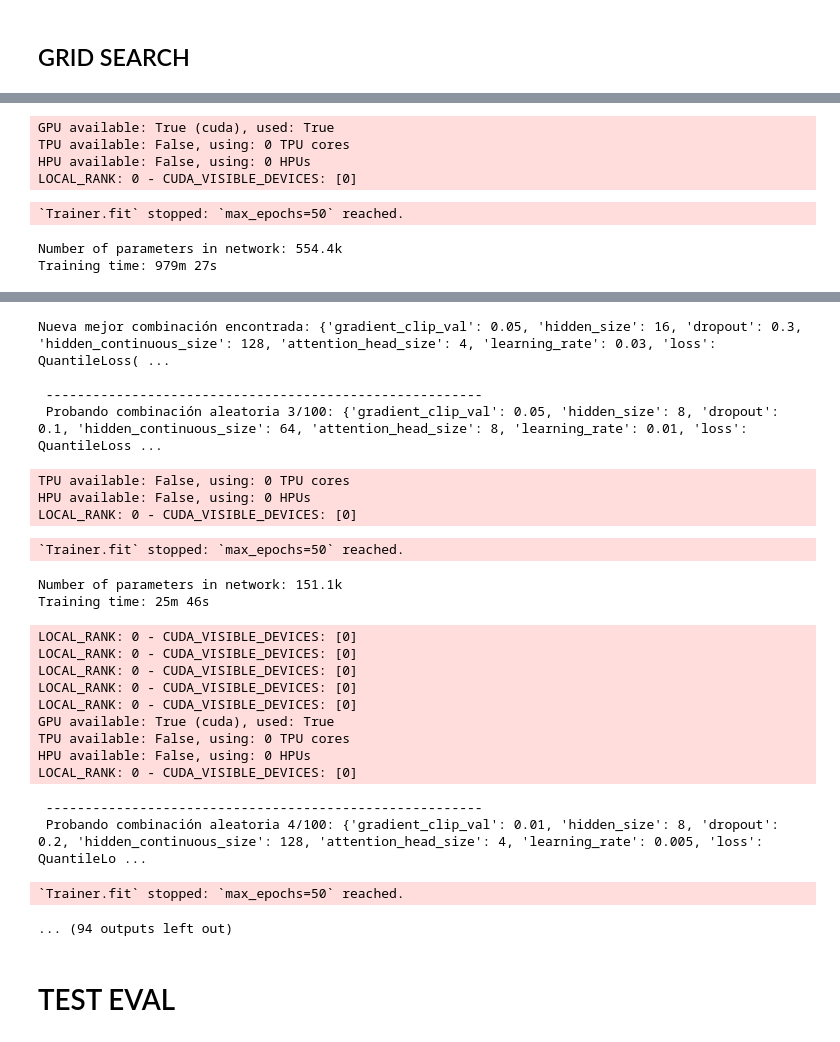
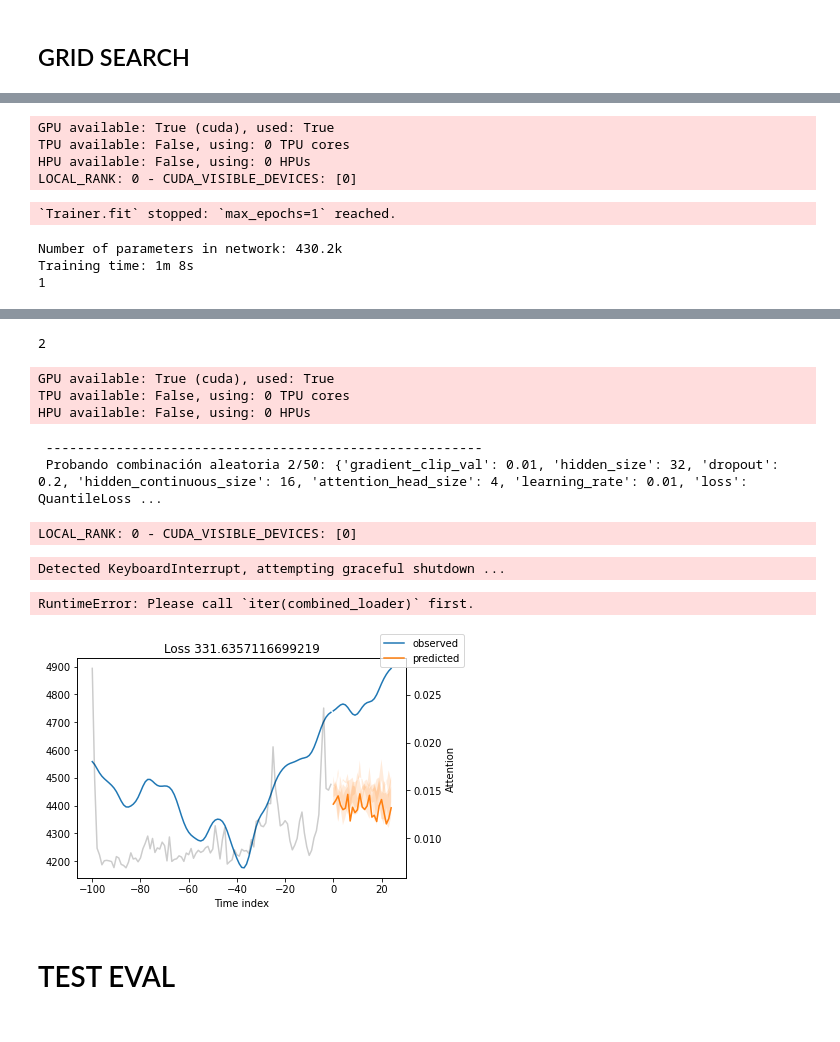
Before and after one commit to MrGG14/QuantTraderDL, a Jupyter notebook: trading_multiseries_exog_gauss.ipynb, the cells around one changed output, grey strips where cells are left out. Cells and saved outputs as stored; diff of their text form; code cells hidden in the pictures.

```diff
--- a/trading_multiseries_exog_gauss.ipynb
+++ b/trading_multiseries_exog_gauss.ipynb
@@ -49,13 +49,13 @@ from datetime import datetime, timedelta
 # PARAMS
 # %%
 seq_len = 5 #sequence lenght: how many timesteps does a sequence have. For example a week could be considered a single sequence, therefore seq_len would be 5 as as the stock market opens 5 days a week.
-pred_len = 10 # prediction lenght: How many timesteps does a prediction sequence have. For example if each prediction is a full week pred_len should be 5 as the stock market opens 5 days a week.
+pred_len = 25 # prediction lenght: How many timesteps does a prediction sequence have. For example if each prediction is a full week pred_len should be 5 as the stock market opens 5 days a week.
 n_prev_len = 100 # Number of previous timesteps to take for inference.
-n_preds = 3 # number of predictions with test data
+n_preds = 5 # number of predictions with test data
 test_len = pred_len * n_preds  # Number of timesteps to use for test data.
 group = "group" # If a same model should predict different stores, indices etc specify how to group them. If theres only one time series the set group col to one full of the same value.
 loss = QuantileLoss() # Loss function.
-epochs = 75 # Epochs to train the model.
+epochs = 50 # Epochs to train the model.
 
 # Set ts date range
 date_start = '2010-01-04' #None #"2023-06-01"
@@ -82,23 +82,24 @@ tft_params =  {"gradient_clip_val": 0.03, "hidden_size": 24, "dropout": 0.25, "h
 
 PIB_relevant_countries = ['USA',
  'CHN',
- 'EMU',
+#  'EMU',
  'DEU',
- 'FRA',
- 'GBR',
+#  'FRA',
+#  'GBR',
  'JPN',
  'IND',
  'BRA',
  'CAN',
- 'AUS',
- 'ITA',
- 'KOR',
- 'MEX',
- 'IDN',
- 'SAU',
- 'ZAF',
- 'TUR',
- 'ESP']
+#  'AUS',
+#  'ITA',
+#  'KOR',
+#  'MEX',
+#  'IDN',
+#  'SAU',
+#  'ZAF',
+#  'TUR',
+#  'ESP',
+ ]
 
 # If grid search, set param grid.
 # param_grid = {
@@ -115,16 +116,17 @@ PIB_relevant_countries = ['USA',
 # }
 
 param_grid = {
-    "gradient_clip_val": [0.01, 0.03, 0.05],
+    "gradient_clip_val": [0.01], # , 0.03, 0.05
     "hidden_size": [8, 16, 32],
     "dropout": [0.1, 0.2, 0.3],
     "hidden_continuous_size": [16, 64, 128],
     "attention_head_size": [4,8,16],
-    "learning_rate": [0.005, 0.01, 0.03],
+    "learning_rate": [0.005, 0.01],
     "loss": [loss],
     "test_len": [test_len],
     "pred_len": [pred_len],
     "n_prev_len": [n_prev_len],
+    "prediction_ReEx_step": [5], # Step size used for re-executing predictions; defines how far the model advances between each prediction window.
 }
 # %% [markdown]
 # LOAD DATA
@@ -419,9 +430,9 @@ if grid_search == "random":
         val_dataloader,
         test,
         param_grid,
-        n_iterations=100,
-        max_epochs=50,
-        save_dir=f'./plots/gauss_multiexog_syp500_-{n_prev_len}d-{date_start.replace("-","")}-{date_end.replace("-","")}-lessFilters',
-        csv_file=f"./results/gauss_multiexog_syp500_-{n_prev_len}d-{date_start}-{date_end}.csv",
+        n_iterations=50,
+        max_epochs=1,
+        save_dir=f'./plots/AAAA_gauss_multiexog_syp500_-{n_prev_len}d-{date_start.replace("-","")}-{date_end.replace("-","")}-lessFilters',
+        csv_file=f"./results/AAAA_gauss_multiexog_syp500_-{n_prev_len}d-{date_start}-{date_end}.csv",
     )
 # %% [output]
@@ -433,9 +442,10 @@ GPU available: True (cuda), used: True
 TPU available: False, using: 0 TPU cores
 HPU available: False, using: 0 HPUs
 LOCAL_RANK: 0 - CUDA_VISIBLE_DEVICES: [0]
-`Trainer.fit` stopped: `max_epochs=50` reached.
+`Trainer.fit` stopped: `max_epochs=1` reached.
-Number of parameters in network: 554.4k
-Training time: 979m 27s
+Number of parameters in network: 430.2k
+Training time: 1m 8s
+1
 LOCAL_RANK: 0 - CUDA_VISIBLE_DEVICES: [0]
 LOCAL_RANK: 0 - CUDA_VISIBLE_DEVICES: [0]
 LOCAL_RANK: 0 - CUDA_VISIBLE_DEVICES: [0]
@@ -445,26 +466,13 @@ GPU available: True (cuda), used: True
-Nueva mejor combinación encontrada: {'gradient_clip_val': 0.05, 'hidden_size': 16, 'dropout': 0.3, 'hidden_continuous_size': 128, 'attention_head_size': 4, 'learning_rate': 0.03, 'loss': QuantileLoss( ...
-
- --------------------------------------------------------
- Probando combinación aleatoria 3/100: {'gradient_clip_val': 0.05, 'hidden_size': 8, 'dropout': 0.1, 'hidden_continuous_size': 64, 'attention_head_size': 8, 'learning_rate': 0.01, 'loss': QuantileLoss ...
+2
+GPU available: True (cuda), used: True
 TPU available: False, using: 0 TPU cores
 HPU available: False, using: 0 HPUs
-LOCAL_RANK: 0 - CUDA_VISIBLE_DEVICES: [0]
-`Trainer.fit` stopped: `max_epochs=50` reached.
+ --------------------------------------------------------
+ Probando combinación aleatoria 2/50: {'gradient_clip_val': 0.01, 'hidden_size': 32, 'dropout': 0.2, 'hidden_continuous_size': 16, 'attention_head_size': 4, 'learning_rate': 0.01, 'loss': QuantileLoss ...
-Number of parameters in network: 151.1k
-Training time: 25m 46s
+LOCAL_RANK: 0 - CUDA_VISIBLE_DEVICES: [0]
-LOCAL_RANK: 0 - CUDA_VISIBLE_DEVICES: [0]
-LOCAL_RANK: 0 - CUDA_VISIBLE_DEVICES: [0]
-LOCAL_RANK: 0 - CUDA_VISIBLE_DEVICES: [0]
-LOCAL_RANK: 0 - CUDA_VISIBLE_DEVICES: [0]
-LOCAL_RANK: 0 - CUDA_VISIBLE_DEVICES: [0]
-GPU available: True (cuda), used: True
-TPU available: False, using: 0 TPU cores
-HPU available: False, using: 0 HPUs
-LOCAL_RANK: 0 - CUDA_VISIBLE_DEVICES: [0]
+Detected KeyboardInterrupt, attempting graceful shutdown ...
- --------------------------------------------------------
- Probando combinación aleatoria 4/100: {'gradient_clip_val': 0.01, 'hidden_size': 8, 'dropout': 0.2, 'hidden_continuous_size': 128, 'attention_head_size': 4, 'learning_rate': 0.005, 'loss': QuantileLo ...
+RuntimeError: Please call `iter(combined_loader)` first.
-`Trainer.fit` stopped: `max_epochs=50` reached.
-... (94 outputs left out)
+[figure, added]
 # %%
 if grid_search == "exhaustive":
 
```
Also changed, not shown: parts of 14 cells of this notebook, 1 other file.
